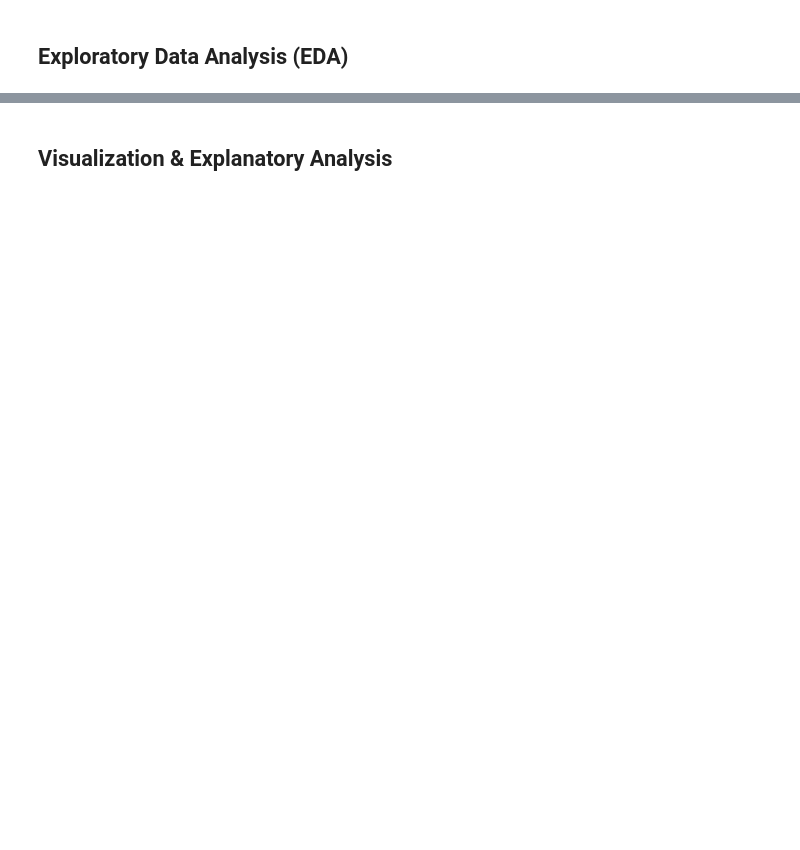
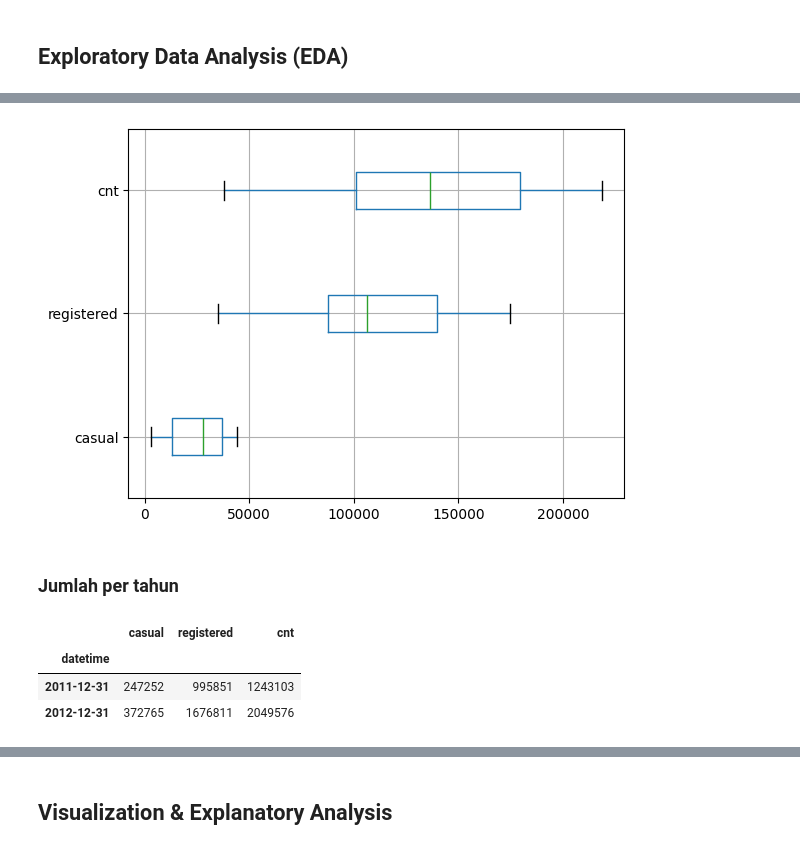
Before and after one commit to dimas-firmansyah/dicoding-analysis, a Jupyter notebook: notebook.ipynb, the cells around one changed output, grey strips where cells are left out. Cells and saved outputs as stored; diff of their text form; code cells hidden in the pictures; blank space fills up the shorter version.

```diff
--- a/notebook.ipynb
+++ b/notebook.ipynb
@@ -40,0 +262,3 @@
+# %%
+sum_per_month_df = df.resample(rule="ME", on="datetime").agg(sum_agg)
+sum_per_month_df.head()
@@ -40,0 +285,15 @@
+# %%
+sum_per_month_df.boxplot(vert=False)
+plt.show()
+# %% [output]
+[figure, added]
+# %% [markdown]
+### Jumlah per tahun
+# %%
+sum_per_year_df = df.resample(rule="YE", on="datetime").agg(sum_agg)
+sum_per_year_df.head()
+# %% [output]
+|  | casual | registered | cnt |
+| datetime |  |  |  |
+| 2011-12-31 | 247252 | 995851 | 1243103 |
+| 2012-12-31 | 372765 | 1676811 | 2049576 |
```
Also changed, not shown: parts of 58 cells of this notebook, 7 other files.
